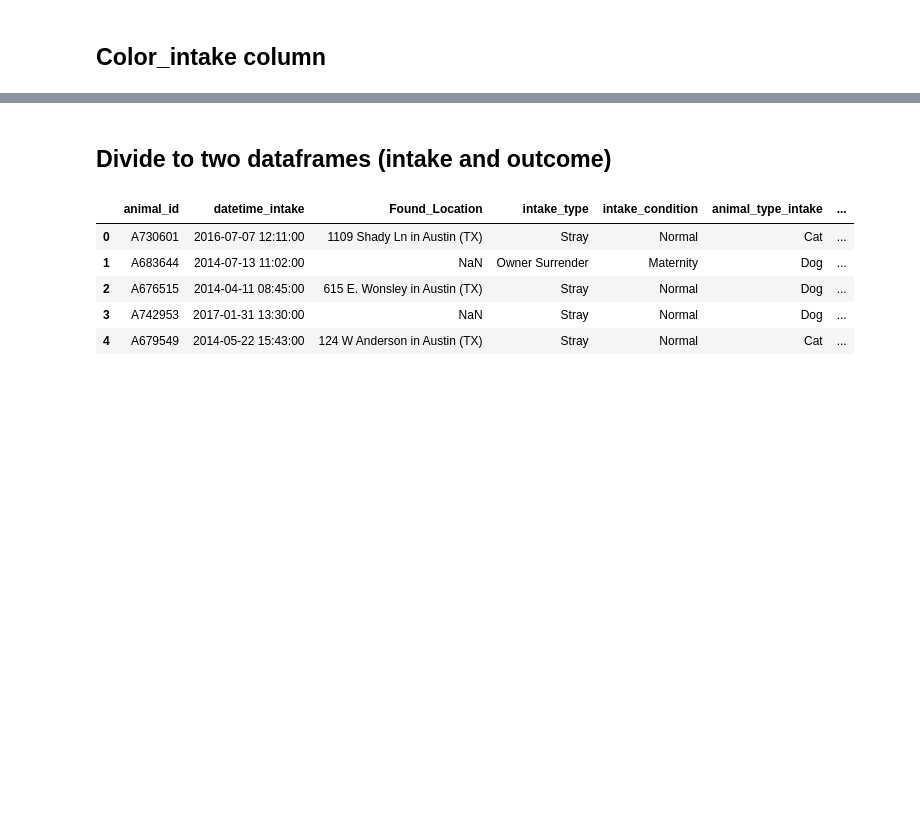
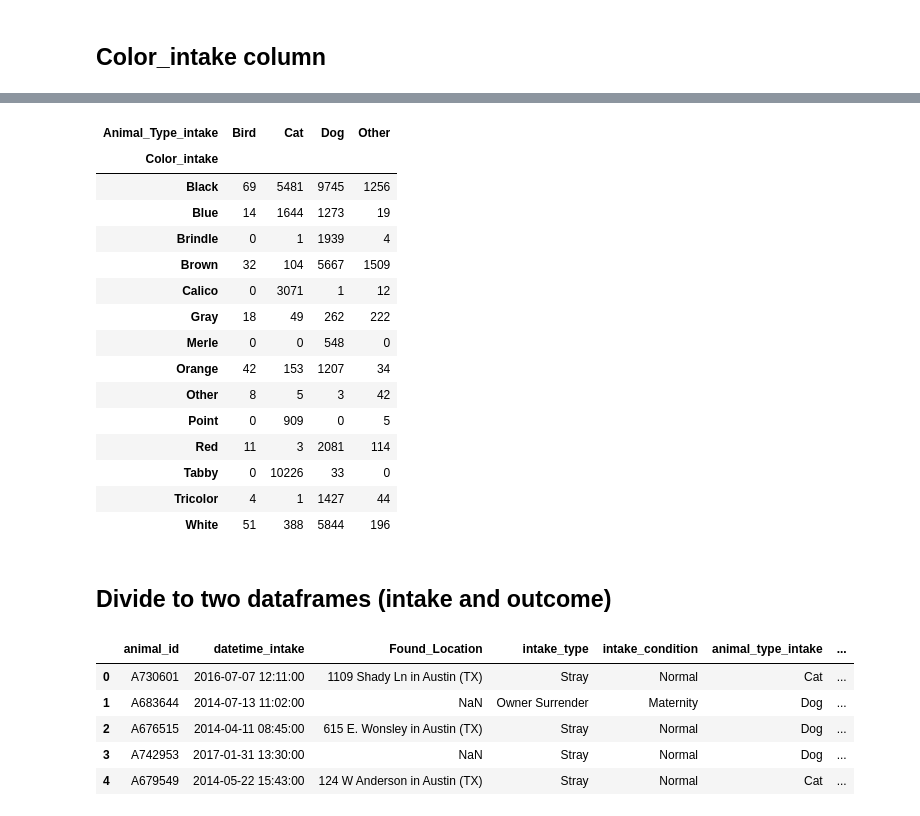
Before and after one commit to bweirich/Animal_Shelter_Analysis, a Jupyter notebook: ETL_Data.ipynb, the cells around one changed output, grey strips where cells are left out. Cells and saved outputs as stored; diff of their text form; code cells hidden in the pictures; blank space fills up the shorter version.

```diff
--- a/ETL_Data.ipynb
+++ b/ETL_Data.ipynb
@@ -858,3 +852,25 @@ df.head()
+# %%
+# create pivot table of color and animal intake type
+color_df = df[['Color_intake', 'Animal_Type_intake']]
+color_df = color_df.pivot_table(index='Color_intake', columns='Animal_Type_intake', aggfunc=len, fill_value=0)
+color_df
+# %% [output]
+| Animal_Type_intake | Bird | Cat | Dog | Other |
+| Color_intake |  |  |  |  |
+| Black | 69 | 5481 | 9745 | 1256 |
+| Blue | 14 | 1644 | 1273 | 19 |
+| Brindle | 0 | 1 | 1939 | 4 |
+| Brown | 32 | 104 | 5667 | 1509 |
+| Calico | 0 | 3071 | 1 | 12 |
+| Gray | 18 | 49 | 262 | 222 |
+| Merle | 0 | 0 | 548 | 0 |
+| Orange | 42 | 153 | 1207 | 34 |
+| Other | 8 | 5 | 3 | 42 |
+| Point | 0 | 909 | 0 | 5 |
+| Red | 11 | 3 | 2081 | 114 |
+| Tabby | 0 | 10226 | 33 | 0 |
+| Tricolor | 4 | 1 | 1427 | 44 |
+| White | 51 | 388 | 5844 | 196 |
 # %% [markdown]
 ## Divide to two dataframes (intake and outcome)
 # %%
```
Also changed, not shown: parts of 26 cells of this notebook.
